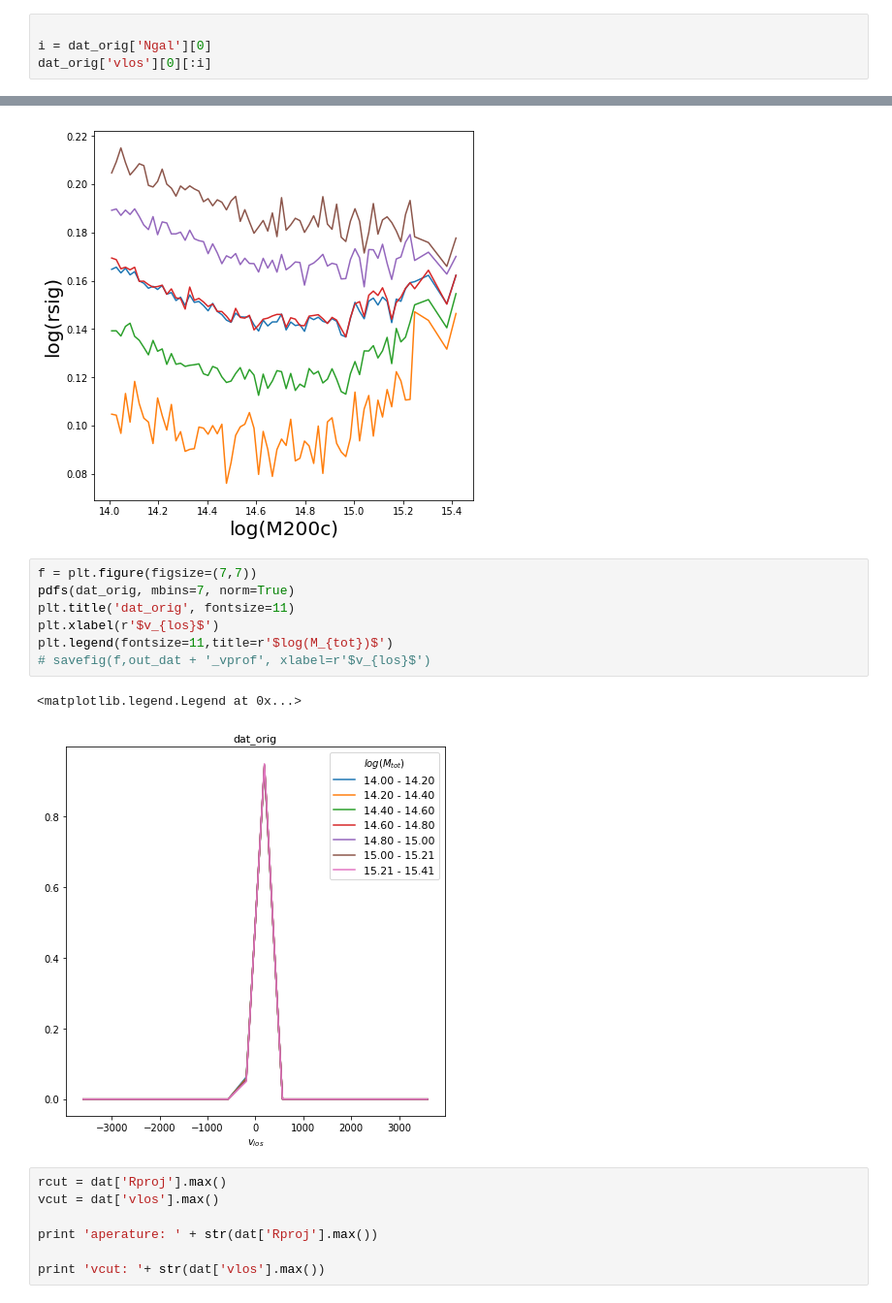
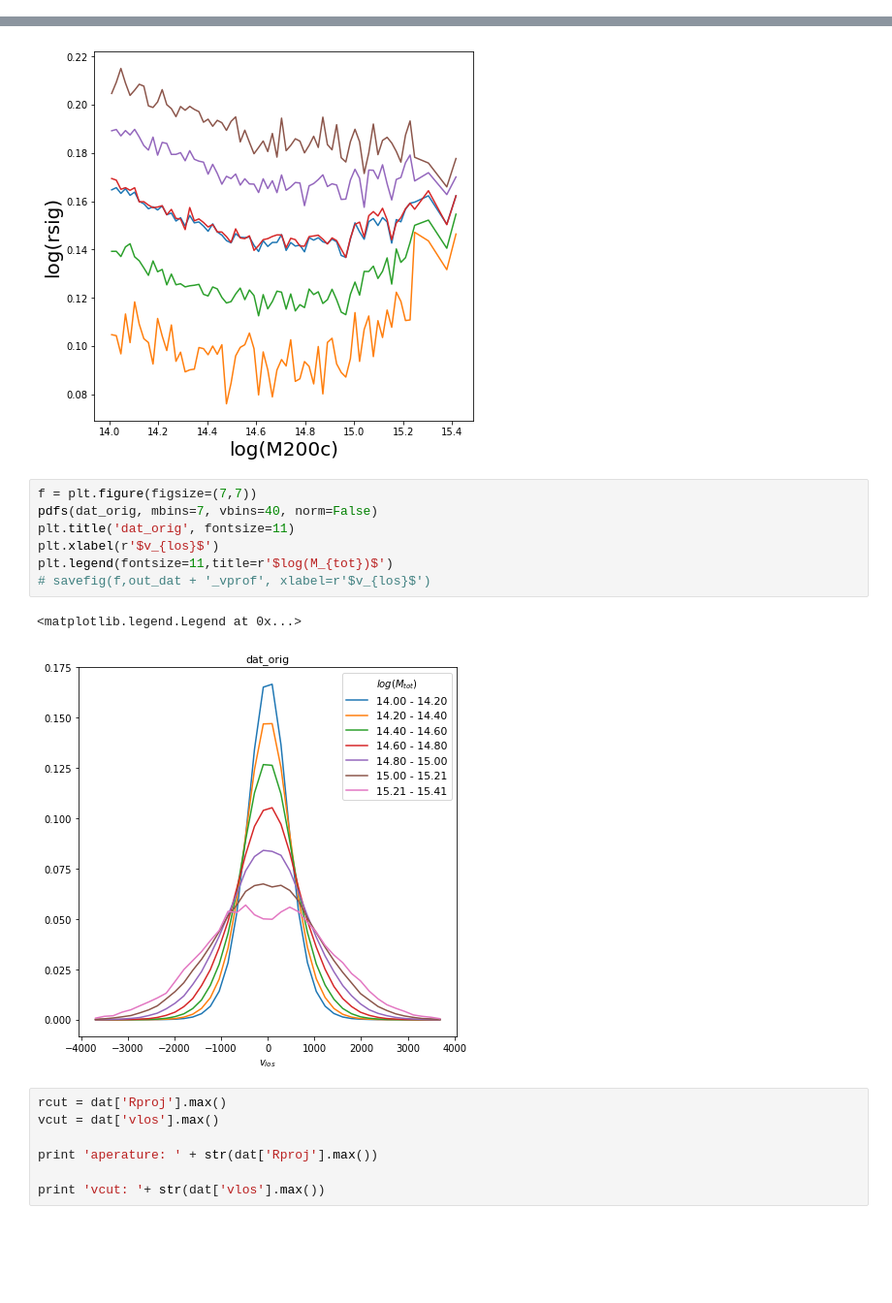
Before and after one commit to maho3/halo_sdm, a Jupyter notebook: data.ipynb, the cells around one changed output, grey strips where cells are left out. Shown at 97% size. Saved outputs shown, nothing was run; the diff lists cells and outputs as text; blank space fills up the shorter version.

```diff
--- a/data.ipynb
+++ b/data.ipynb
@@ -20,7 +23,3 @@ wdir = '/share/scratch1/mho1/halo_sdm/'
 out_dat = 'MDPL2_large_z=0.117'
 # %%
 dat_orig = np.load(wdir+"data/MDPL2_large_z=0.117.npy")
-# %%
-
-i = dat_orig['Ngal'][0]
-dat_orig['vlos'][0][:i]
@@ -145,14 +126,14 @@ plt.ylabel('log(rsig)', fontsize=20)
 [figure]
 # %%
 f = plt.figure(figsize=(7,7))
-pdfs(dat_orig, mbins=7, norm=True)
+pdfs(dat_orig, mbins=7, vbins=40, norm=False)
 plt.title('dat_orig', fontsize=11)
 plt.xlabel(r'$v_{los}$')
 plt.legend(fontsize=11,title=r'$log(M_{tot})$')
 # savefig(f,out_dat + '_vprof', xlabel=r'$v_{los}$')
 # %% [output]
 <matplotlib.legend.Legend at 0x...>
-[figure, old version]
+[figure, new version]
 # %%
 rcut = dat['Rproj'].max()
 vcut = dat['vlos'].max()
```
Also changed, not shown: parts of 13 cells of this notebook, 1 other file.
